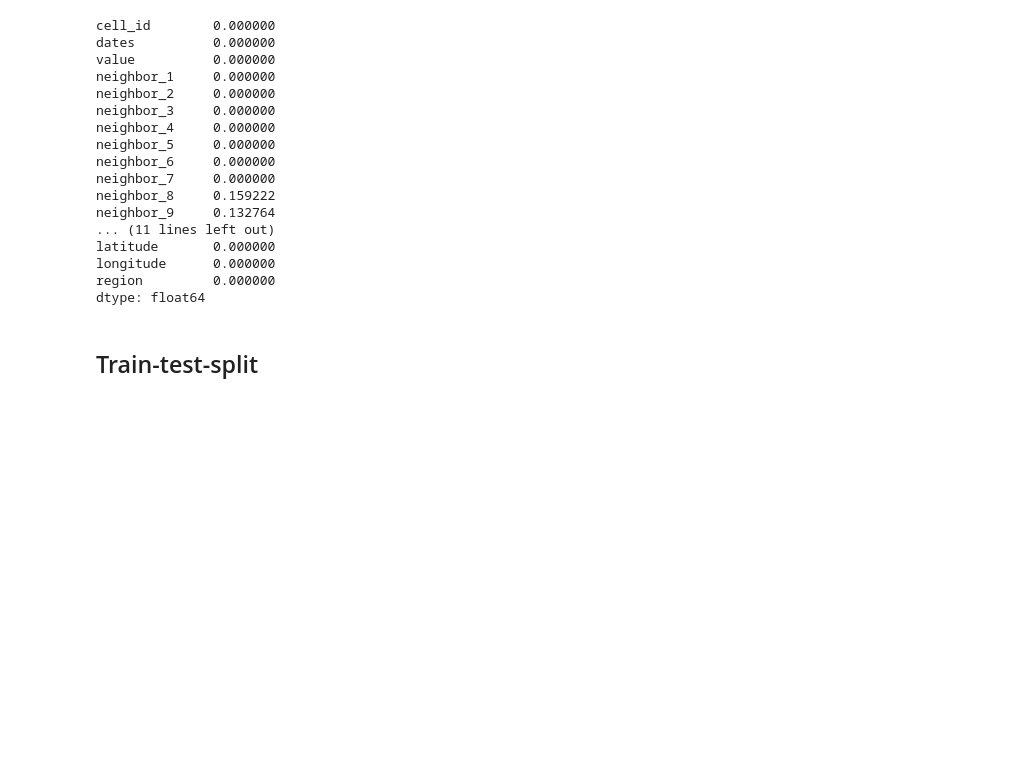
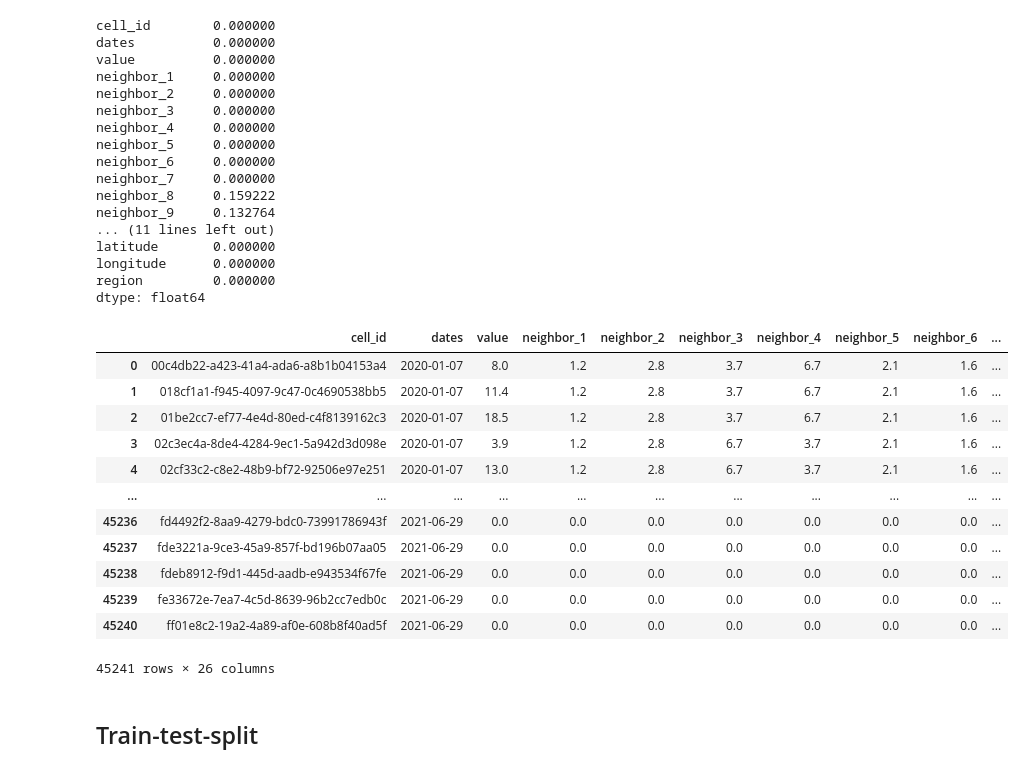
Before and after one commit to hanis-z/Snow-water-equivalent, a Jupyter notebook: src/Modeling.ipynb, the cells around one changed output. Saved outputs shown, nothing was run; the diff lists cells and outputs as text; code cells hidden in the pictures; blank space fills up the shorter version.

```diff
--- a/src/Modeling.ipynb
+++ b/src/Modeling.ipynb
@@ -93,6 +127,24 @@ latitude       0.000000
 longitude      0.000000
 region         0.000000
 dtype: float64
+# %%
+df_test = pd.read_csv('../data/test_labels_final.csv')
+df_test = df_test.drop('Unnamed: 0',axis=1)
+df_test
+# %% [output]
+|  | cell_id | dates | value | neighbor_1 | neighbor_2 | neighbor_3 | neighbor_4 | neighbor_5 | neighbor_6 | ... |
+| 0 | 00c4db22-a423-41a4-ada6-a8b1b04153a4 | 2020-01-07 | 8.0 | 1.2 | 2.8 | 3.7 | 6.7 | 2.1 | 1.6 | ... |
+| 1 | 018cf1a1-f945-4097-9c47-0c4690538bb5 | 2020-01-07 | 11.4 | 1.2 | 2.8 | 3.7 | 6.7 | 2.1 | 1.6 | ... |
+| 2 | 01be2cc7-ef77-4e4d-80ed-c4f8139162c3 | 2020-01-07 | 18.5 | 1.2 | 2.8 | 3.7 | 6.7 | 2.1 | 1.6 | ... |
+| 3 | 02c3ec4a-8de4-4284-9ec1-5a942d3d098e | 2020-01-07 | 3.9 | 1.2 | 2.8 | 6.7 | 3.7 | 2.1 | 1.6 | ... |
+| 4 | 02cf33c2-c8e2-48b9-bf72-92506e97e251 | 2020-01-07 | 13.0 | 1.2 | 2.8 | 6.7 | 3.7 | 2.1 | 1.6 | ... |
+| ... | ... | ... | ... | ... | ... | ... | ... | ... | ... | ... |
+| 45236 | fd4492f2-8aa9-4279-bdc0-73991786943f | 2021-06-29 | 0.0 | 0.0 | 0.0 | 0.0 | 0.0 | 0.0 | 0.0 | ... |
+| 45237 | fde3221a-9ce3-45a9-857f-bd196b07aa05 | 2021-06-29 | 0.0 | 0.0 | 0.0 | 0.0 | 0.0 | 0.0 | 0.0 | ... |
+| 45238 | fdeb8912-f9d1-445d-aadb-e943534f67fe | 2021-06-29 | 0.0 | 0.0 | 0.0 | 0.0 | 0.0 | 0.0 | 0.0 | ... |
+| 45239 | fe33672e-7ea7-4c5d-8639-96b2cc7edb0c | 2021-06-29 | 0.0 | 0.0 | 0.0 | 0.0 | 0.0 | 0.0 | 0.0 | ... |
+| 45240 | ff01e8c2-19a2-4a89-af0e-608b8f40ad5f | 2021-06-29 | 0.0 | 0.0 | 0.0 | 0.0 | 0.0 | 0.0 | 0.0 | ... |
+45241 rows × 26 columns
 # %% [markdown]
 ## Train-test-split
 # %% [markdown]
```
Also changed, not shown: parts of 38 cells of this notebook, 11 other files.
